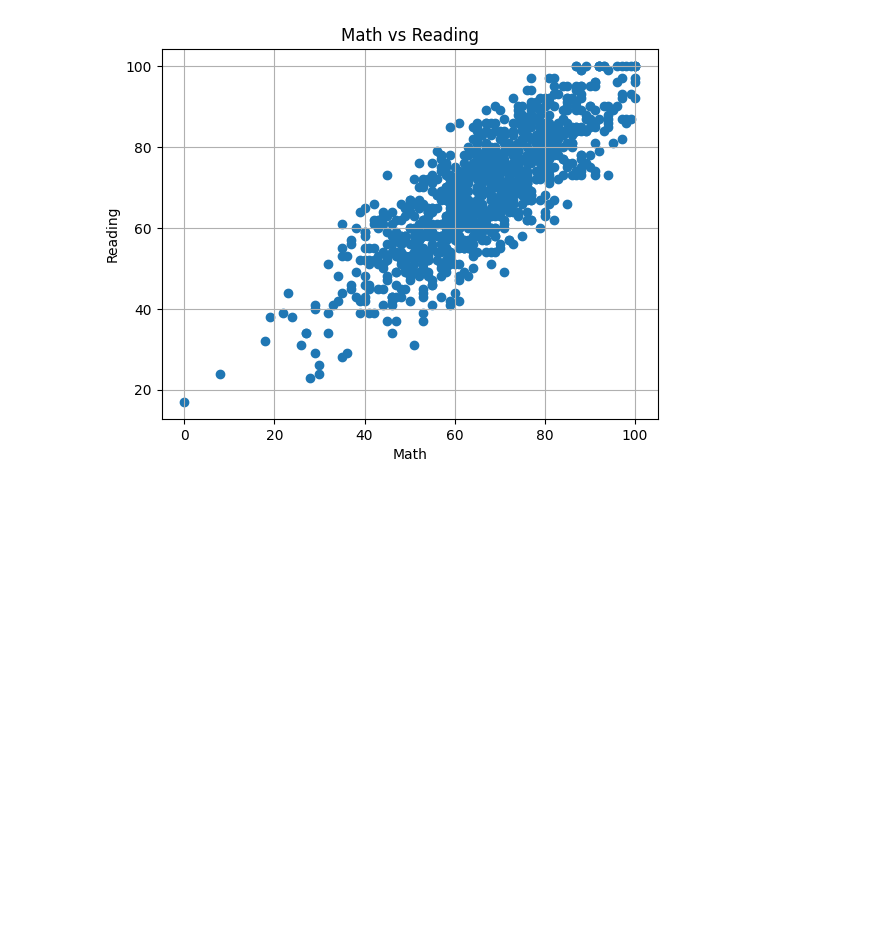
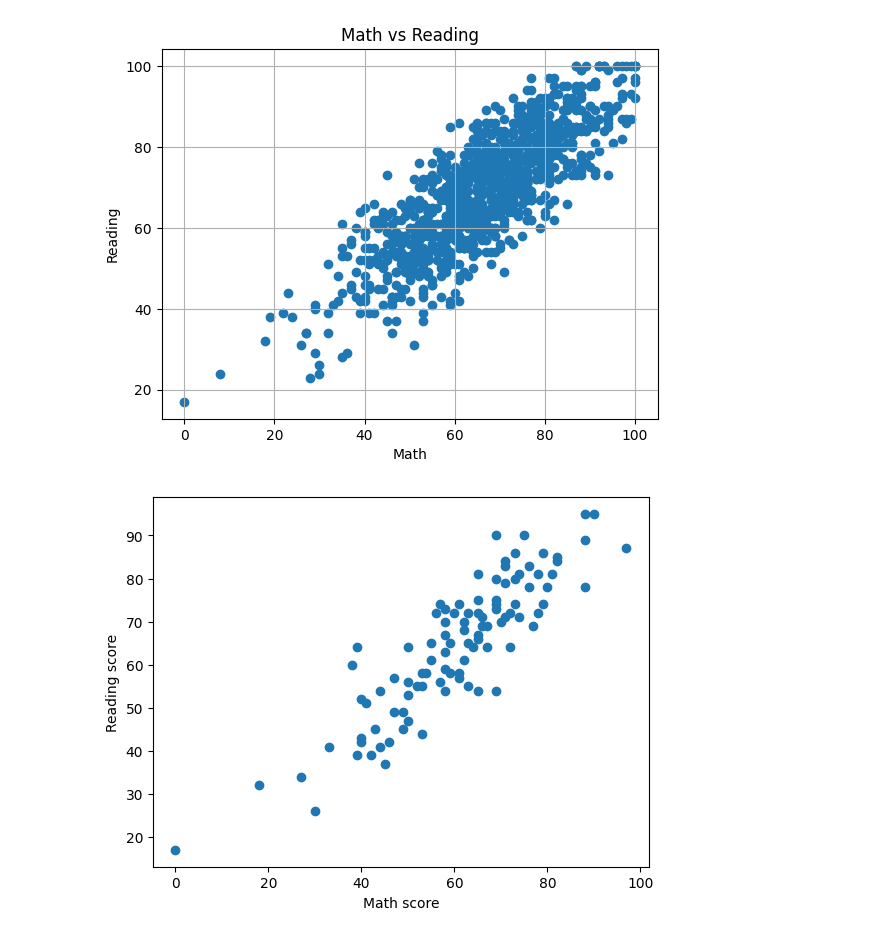
Before and after one commit to Nakib-Nasrullah/Research-Skill, a Jupyter notebook: 6_Matplotlib_and_Seaborn.ipynb, the cells around one changed output. Drawn from its saved outputs; the diff is of its cells as text; code cells hidden in the pictures; blank space fills up the shorter version.

```diff
--- a/6_Matplotlib_and_Seaborn.ipynb
+++ b/6_Matplotlib_and_Seaborn.ipynb
@@ -199,3 +199,12 @@ plt.title('Math vs Reading')
 plt.show()
 # %% [output]
 [figure]
+# %%
+# Smaller sample for clarity
+sample = students.head(100)
+plt.scatter(sample['math score'], sample['reading score'])
+plt.xlabel('Math score')
+plt.ylabel('Reading score')
+plt.show()
+# %% [output]
+[figure, added]
```
